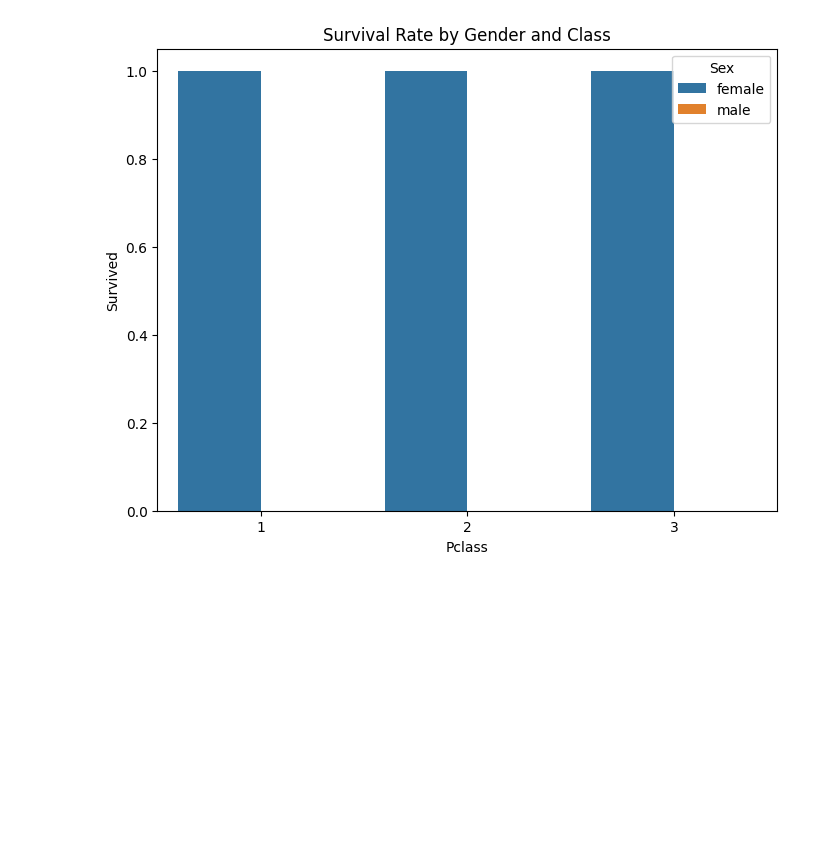
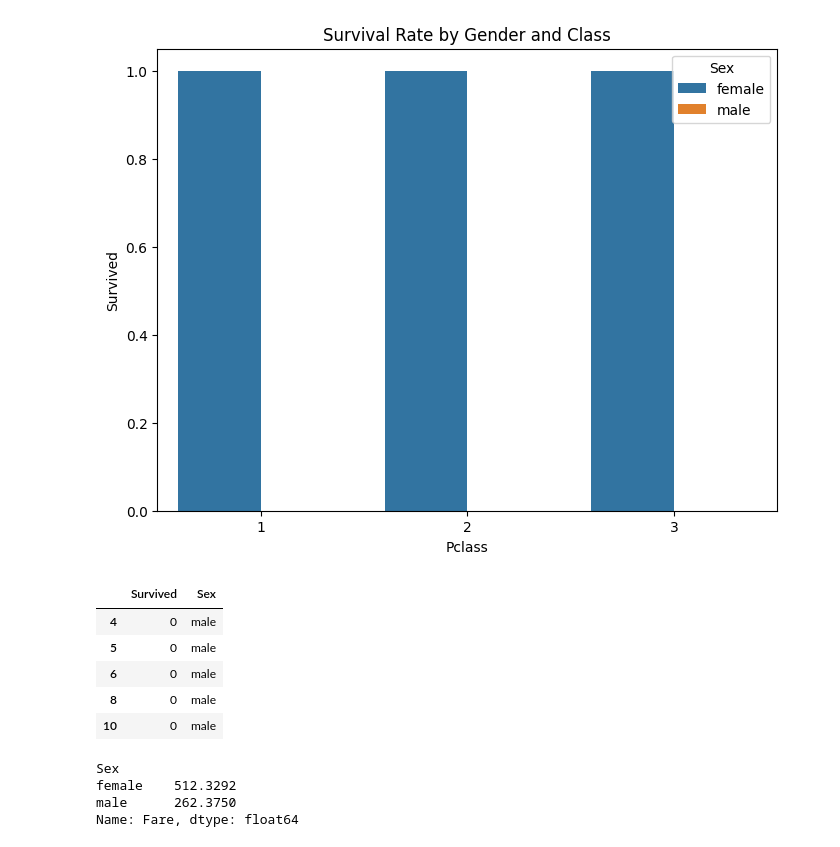
Before and after one commit to Paras-Gith/Titanic_data, a Jupyter notebook: solution.ipynb, the cells around one changed output. Cells and saved outputs as stored; diff of their text form; code cells hidden in the pictures; blank space fills up the shorter version.

```diff
--- a/solution.ipynb
+++ b/solution.ipynb
@@ -156,3 +156,21 @@ plt.title("Survival Rate by Gender and Class")
 plt.show()
 # %% [output]
 [figure]
+# %%
+df_men = df_all.loc[df_all['Sex'] == 'male', ['Survived', 'Sex']]
+df_men.head()
+# %% [output]
+|  | Survived | Sex |
+| 4 | 0 | male |
+| 5 | 0 | male |
+| 6 | 0 | male |
+| 8 | 0 | male |
+| 10 | 0 | male |
+# %%
+df_fare = df_all.groupby('Sex')['Fare'].max()
+print(df_fare)
+# %% [output]
+Sex
+female    512.3292
+male      262.3750
+Name: Fare, dtype: float64
```
Also changed, not shown: parts of 2 cells of this notebook.
